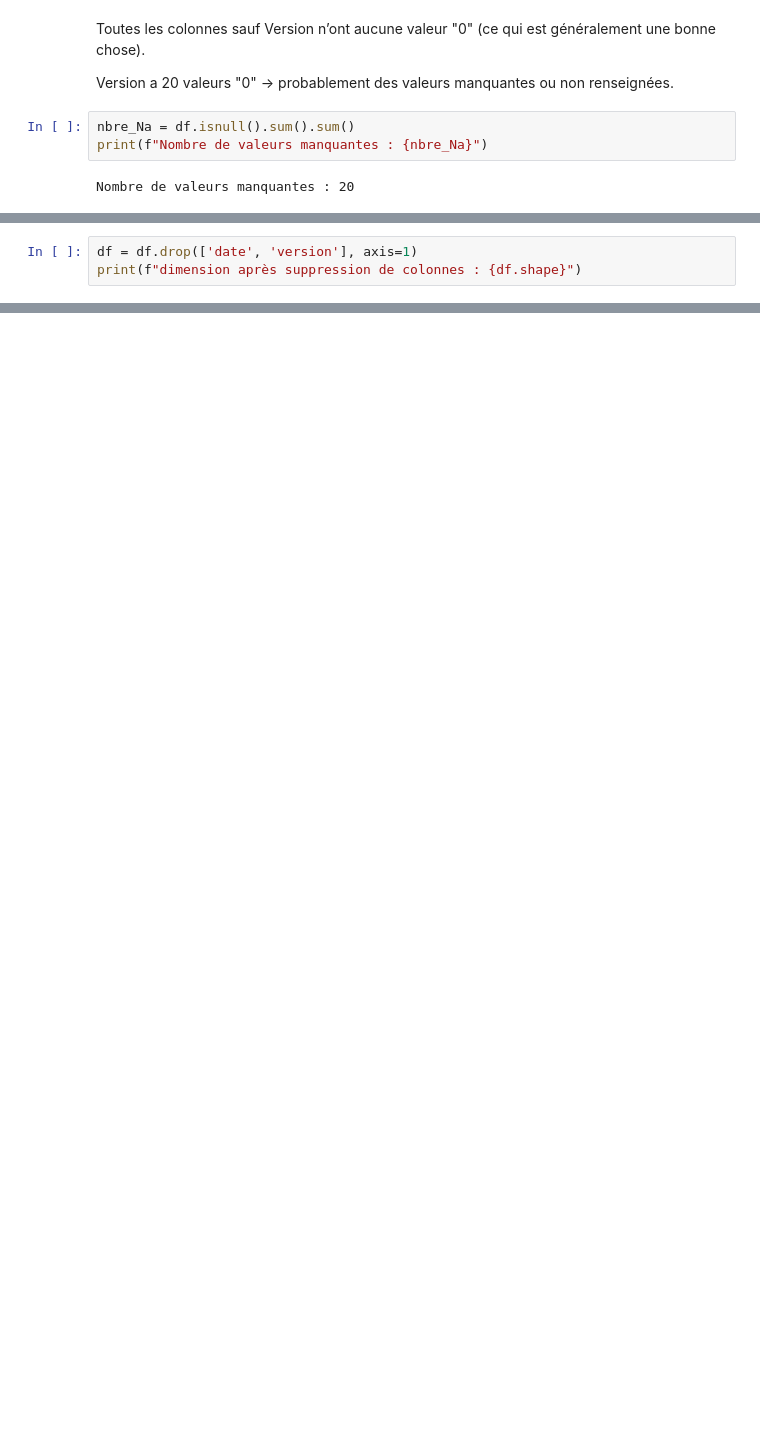
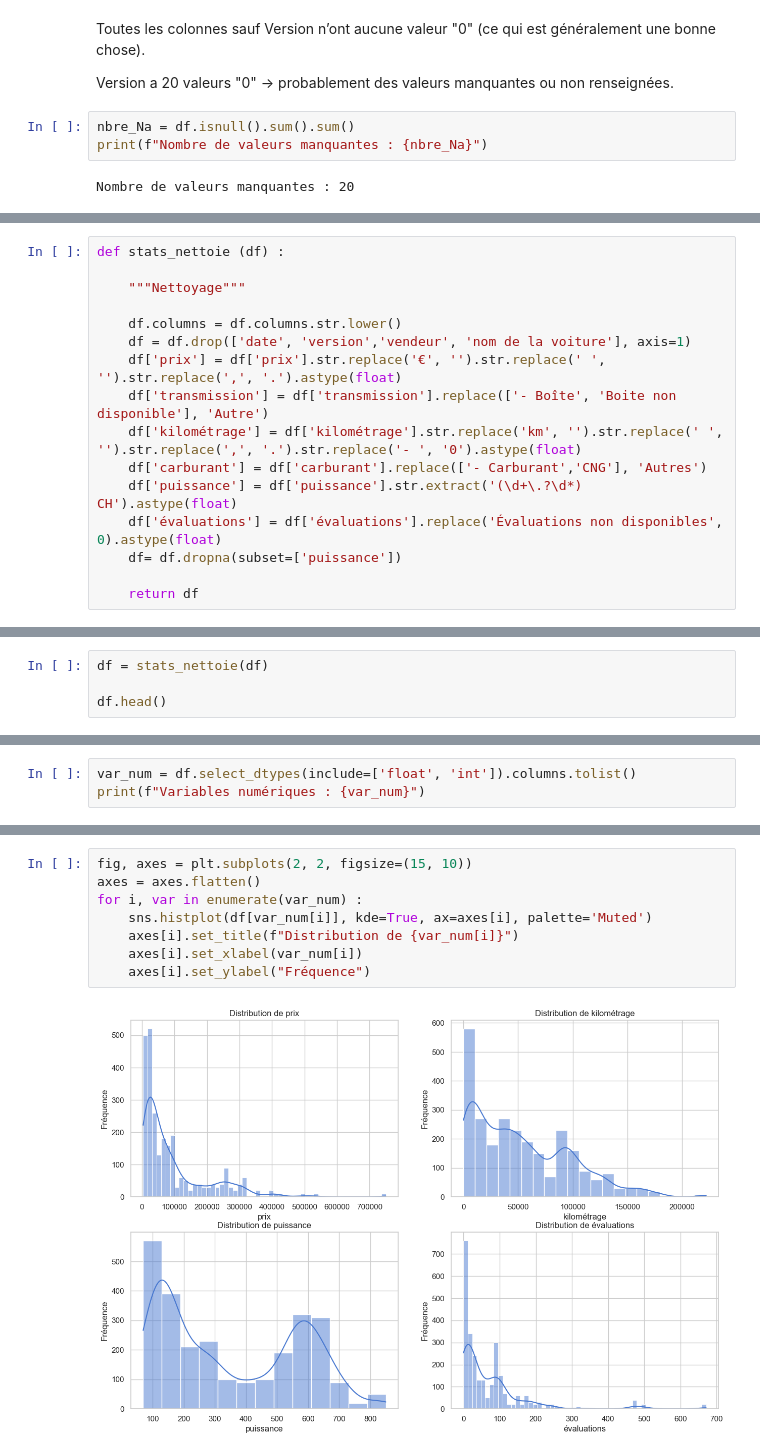
Before and after one commit to nazif96/Car-price, a Jupyter notebook: Notebooks/EDA.ipynb, the cells around one changed output, grey strips where cells are left out. Drawn from its saved outputs; the diff is of its cells as text; blank space fills up the shorter version.

```diff
--- a/Notebooks/EDA.ipynb
+++ b/Notebooks/EDA.ipynb
@@ -86,4 +94 @@ Nous allons donc traiter ces valeurs manquants par la suppression des ces dernie
 étant la seul colonne et au vu de notre objectif nous allons supprimer la colonne 'Version' (axis = 1)
-# %%
-df = df.drop(['date', 'version'], axis=1)
-print(f"dimension après suppression de colonnes : {df.shape}")
@@ -91,0 +97,16 @@ dimension après suppression de colonnes : (2680, 9)
+# %%
+def stats_nettoie (df) :
+
+    """Nettoyage"""
+
+    df.columns = df.columns.str.lower()
+    df = df.drop(['date', 'version','vendeur', 'nom de la voiture'], axis=1)
+    df['prix'] = df['prix'].str.replace('€', '').str.replace(' ', '').str.replace(',', '.').astype(float)
+    df['transmission'] = df['transmission'].replace(['- Boîte', 'Boite non disponible'], 'Autre')
+    df['kilométrage'] = df['kilométrage'].str.replace('km', '').str.replace(' ', '').str.replace(',', '.').str.replace('- ', '0').astype(float)
+    df['carburant'] = df['carburant'].replace(['- Carburant','CNG'], 'Autres')
+    df['puissance'] = df['puissance'].str.extract('(\d+\.?\d*) CH').astype(float)
+    df['évaluations'] = df['évaluations'].replace('Évaluations non disponibles', 0).astype(float)
+    df= df.dropna(subset=['puissance'])
+
+    return df
@@ -91,0 +122,4 @@ dimension après suppression de colonnes : (2680, 9)
+# %%
+df = stats_nettoie(df)
+
+df.head()
@@ -91,0 +171,3 @@ dimension après suppression de colonnes : (2680, 9)
+# %%
+var_num = df.select_dtypes(include=['float', 'int']).columns.tolist()
+print(f"Variables numériques : {var_num}")
@@ -91,0 +189,10 @@ dimension après suppression de colonnes : (2680, 9)
+# %%
+fig, axes = plt.subplots(2, 2, figsize=(15, 10))
+axes = axes.flatten()
+for i, var in enumerate(var_num) :
+    sns.histplot(df[var_num[i]], kde=True, ax=axes[i], palette='Muted')
+    axes[i].set_title(f"Distribution de {var_num[i]}")
+    axes[i].set_xlabel(var_num[i])
+    axes[i].set_ylabel("Fréquence")
+# %% [output]
+[figure, added]
```
Also changed, not shown: parts of 37 cells of this notebook, 1 other file.
